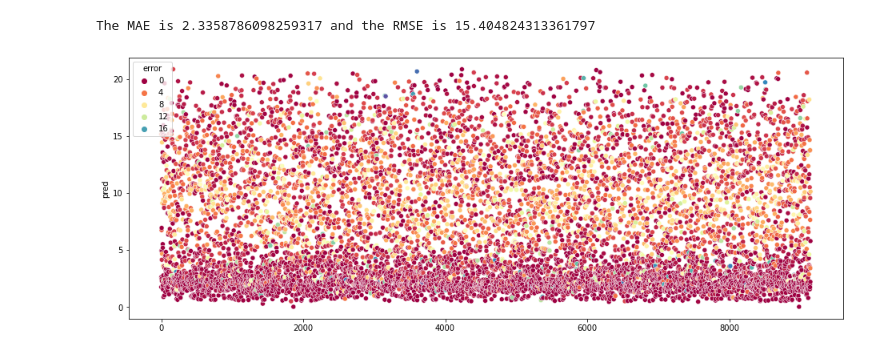
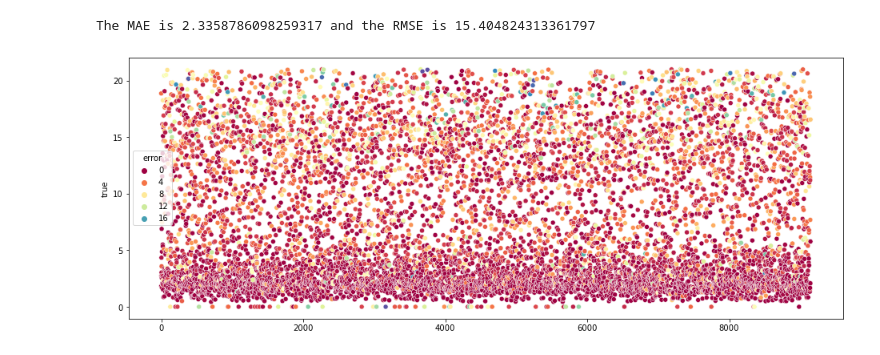
Before and after one commit to joofio/ds-curriculum, a Jupyter notebook: regression-ml/regression-ml.ipynb, the cells around one changed output. Drawn from its saved outputs; the diff is of its cells as text; code cells hidden in the pictures.

```diff
--- a/regression-ml/regression-ml.ipynb
+++ b/regression-ml/regression-ml.ipynb
@@ -8,7 +8,7 @@ import seaborn as sns
 from sklearn.model_selection import train_test_split
 # %%
 # Read csv file containing training datadata
-dataset = pd.read_csv("CASP.csv")
+dataset = pd.read_csv("https://archive.ics.uci.edu/ml/machine-learning-databases/00265/CASP.csv")
 # Print first 5 rows
 print(f'There are {dataset.shape[0]} rows and {dataset.shape[1]} columns in this data frame')
 dataset.head()
@@ -247,7 +258,7 @@ The MAE is 2.3358786098259317 and the RMSE is 15.404824313361797
 # %%
 check_results=pd.DataFrame({"true":y_test,"pred":knn_y_pred,"error":abs(y_test-knn_y_pred)})
 plt.figure(figsize=(16, 6))
 cmap=sns.color_palette("Spectral", as_cmap=True)
-sns.scatterplot(x=range(len(y_test)),data=check_results,y="pred",hue="error",palette=cmap);
+sns.scatterplot(x=range(len(y_test)),data=check_results,y="true",hue="error",palette=cmap);
 # %% [output]
-[figure, old version]
+[figure, new version]
```
Also changed, not shown: parts of 14 cells of this notebook, 1 other file.
